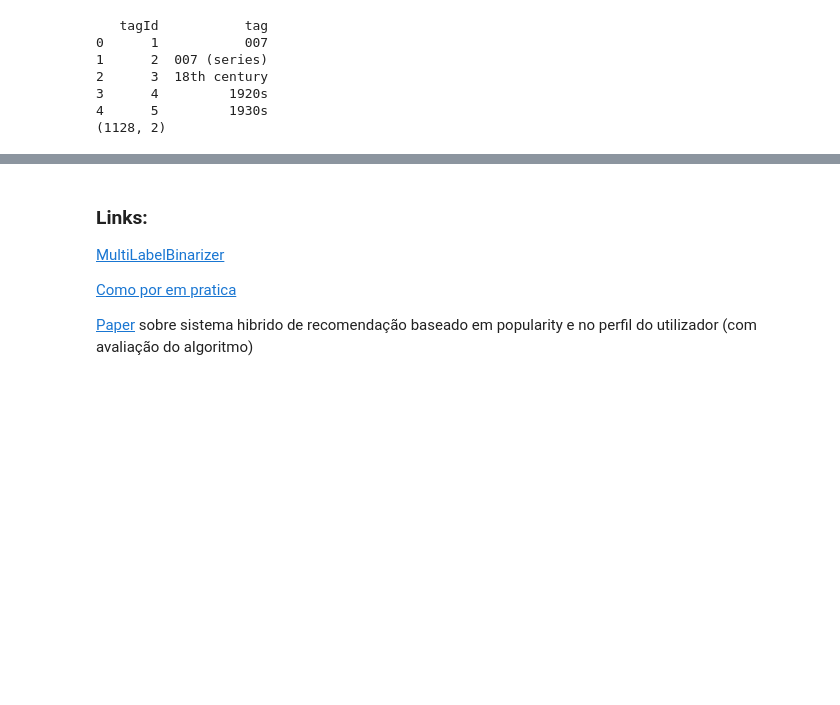
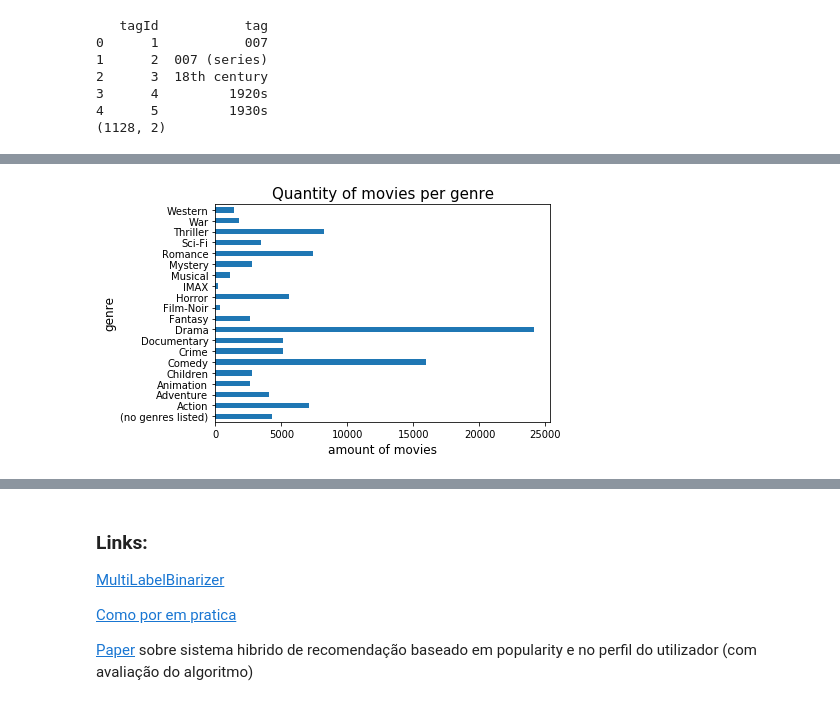
Before and after one commit to Vasco27/projeto_ids_1920, a Jupyter notebook: data_exploring.ipynb, the cells around one changed output, grey strips where cells are left out. Cells and saved outputs as stored; diff of their text form; code cells hidden in the pictures; blank space fills up the shorter version.

```diff
--- a/data_exploring.ipynb
+++ b/data_exploring.ipynb
@@ -31,19 +31,3 @@ movies.head()
 | 2 | 3 | Grumpier Old Men | Comedy|Romance | 1995 |
 | 3 | 4 | Waiting to Exhale | Comedy|Drama|Romance | 1995 |
 | 4 | 5 | Father of the Bride Part II | Comedy | 1995 |
-# %%
-#Extrair o género do filme
-#genres_df = pd.DataFrame(movies.genres.str.split('|', expand=True).values, columns=['1', '2', "3", "4", "5", "6", "7", "8", "9", "10"])
-#genres_df
-
-movies[['1', '2', "3", "4", "5", "6", "7", "8", "9", "10"]] = pd.DataFrame(movies.genres.str.split("|", expand = True).values)
-#movies = movies.drop(columns = "genres")
-movies.head()
-
-#movies_dummy = pd.DataFrame(movies)
-#movies_dummy["genres_list"] = movies_dummy["genres_list"].astype(object)
-#movies_dummy.at[:, "genres_list"] = movies.genres.str.split("|", expand = True).values
-#movies_dummy["genres_list"] = movies.genres.str.split("|", expand = True).values
-#movies_dummy["genres_list"]
-
-#movies.genres.str.split("|", expand = True).values
@@ -56,0 +34,7 @@ movies.head()
+# %%
+#Explode the genre (para o plot)
+movies_genre_plot_data = pd.DataFrame(movies)
+movies_genre_plot_data["genre"] = pd.DataFrame(movies_genre_plot_data.genres.str.split("|", expand = False).values)
+movies_genre_plot_data = movies_genre_plot_data.explode("genre")
+movies_genre_plot_data = movies_genre_plot_data.drop(columns = "genres")
+movies_genre_plot_data.head(10)
@@ -131,6 +124,14 @@ df.loc[df.movieId == 1]
 # %%
 #Quantos filmes há de cada género:
 import pandas as pd
 import matplotlib.pyplot as plt
+import matplotlib
 
 %matplotlib inline
+
+data = movies_genre_plot_data.groupby("genre")["title"].count().plot.barh()
+plt.xlabel("amount of movies", size = 12);
+plt.ylabel("genre", size = 12);
+plt.title("Quantity of movies per genre", size = 15);
+# %% [output]
+[figure, added]
```
Also changed, not shown: parts of 24 cells of this notebook.
